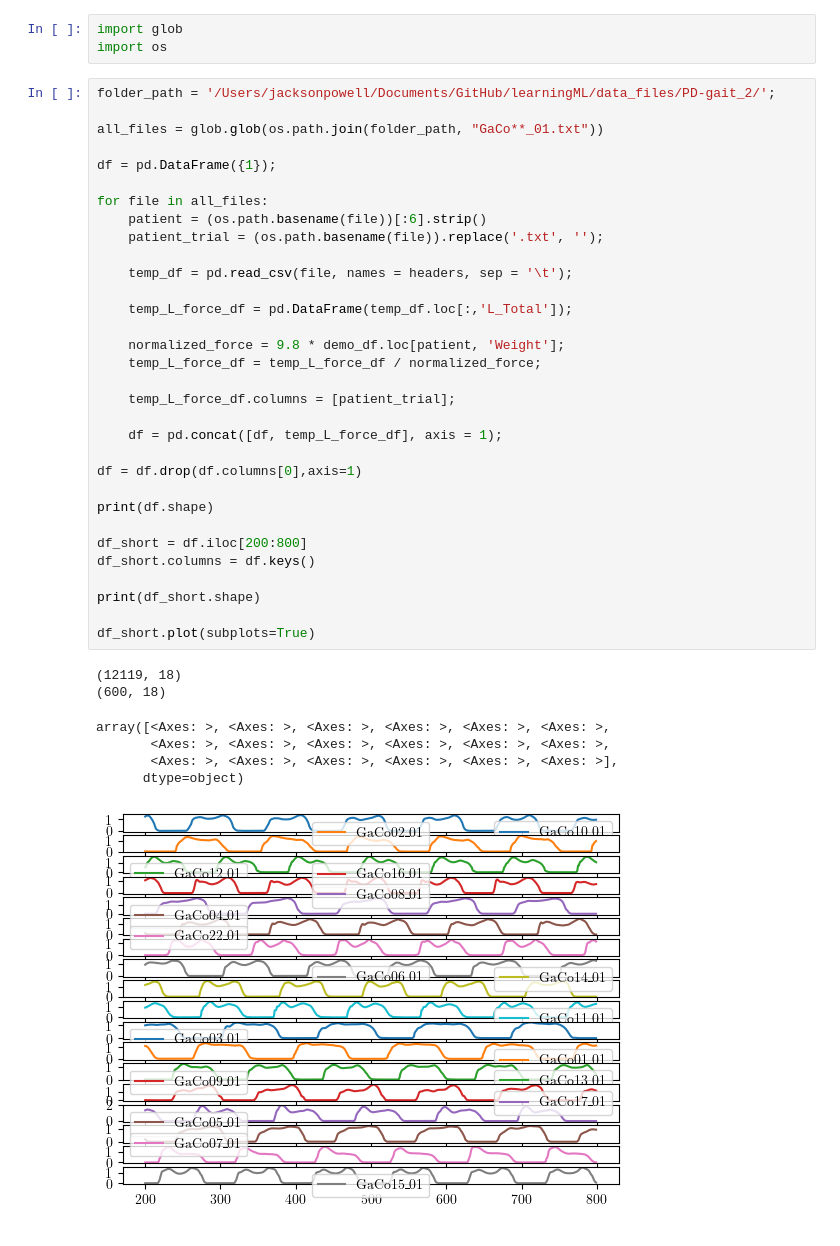
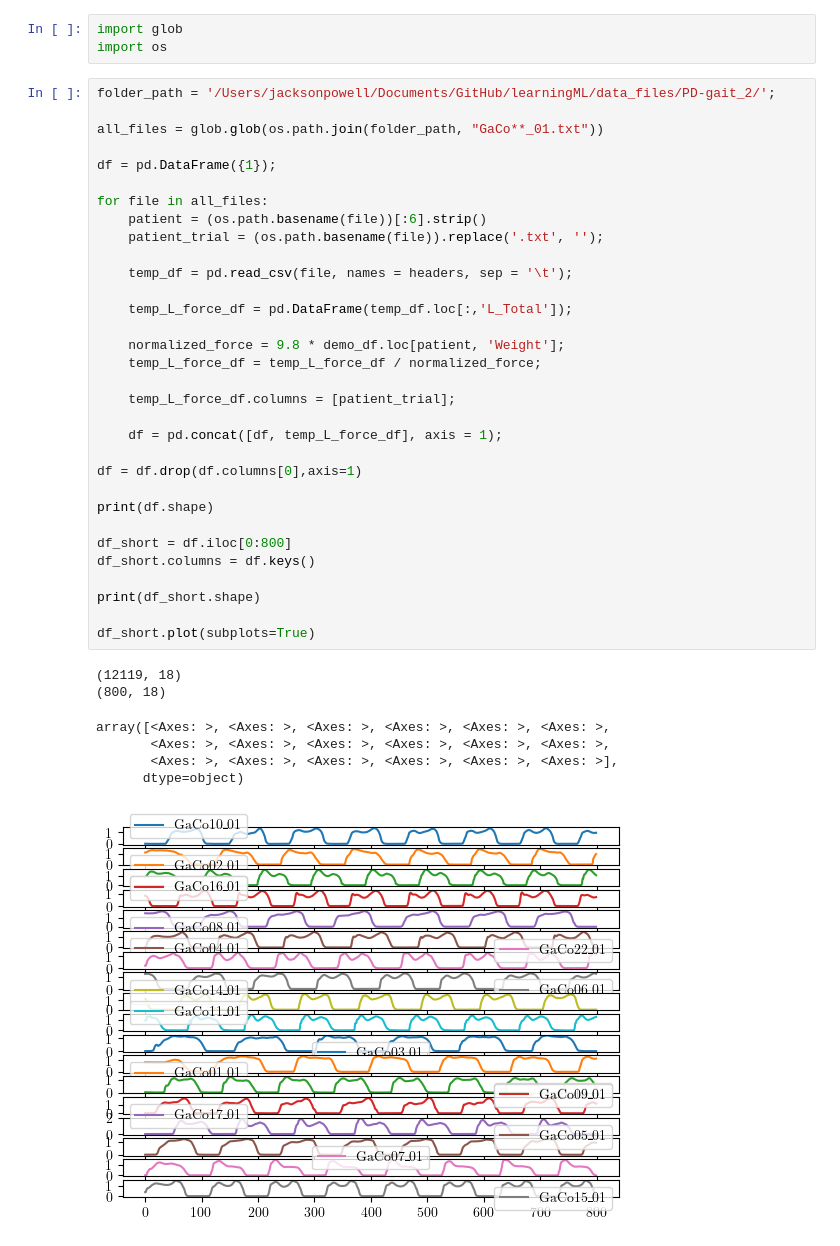
Before and after one commit to jpowell24/learningML, a Jupyter notebook: Python_exercises/PARK-GAIT1.ipynb, the cells around one changed output. Drawn from its saved outputs; the diff is of its cells as text.

```diff
--- a/Python_exercises/PARK-GAIT1.ipynb
+++ b/Python_exercises/PARK-GAIT1.ipynb
@@ -87,34 +87,34 @@ df = pd.DataFrame({1});
 for file in all_files:
     patient = (os.path.basename(file))[:6].strip()
     patient_trial = (os.path.basename(file)).replace('.txt', '');
 
     temp_df = pd.read_csv(file, names = headers, sep = '\t');
 
     temp_L_force_df = pd.DataFrame(temp_df.loc[:,'L_Total']);
 
     normalized_force = 9.8 * demo_df.loc[patient, 'Weight'];
     temp_L_force_df = temp_L_force_df / normalized_force;
 
     temp_L_force_df.columns = [patient_trial];
 
     df = pd.concat([df, temp_L_force_df], axis = 1);
 
 df = df.drop(df.columns[0],axis=1)
 
 print(df.shape)
 
-df_short = df.iloc[200:800]
+df_short = df.iloc[0:800]
 df_short.columns = df.keys()
 
 print(df_short.shape)
 
 df_short.plot(subplots=True)
 # %% [output]
 (12119, 18)
-(600, 18)
+(800, 18)
 array([<Axes: >, <Axes: >, <Axes: >, <Axes: >, <Axes: >, <Axes: >,
        <Axes: >, <Axes: >, <Axes: >, <Axes: >, <Axes: >, <Axes: >,
        <Axes: >, <Axes: >, <Axes: >, <Axes: >, <Axes: >, <Axes: >],
       dtype=object)
-[figure, old version]
+[figure, new version]
 # %%
```
Also changed, not shown: parts of 7 cells of this notebook.
